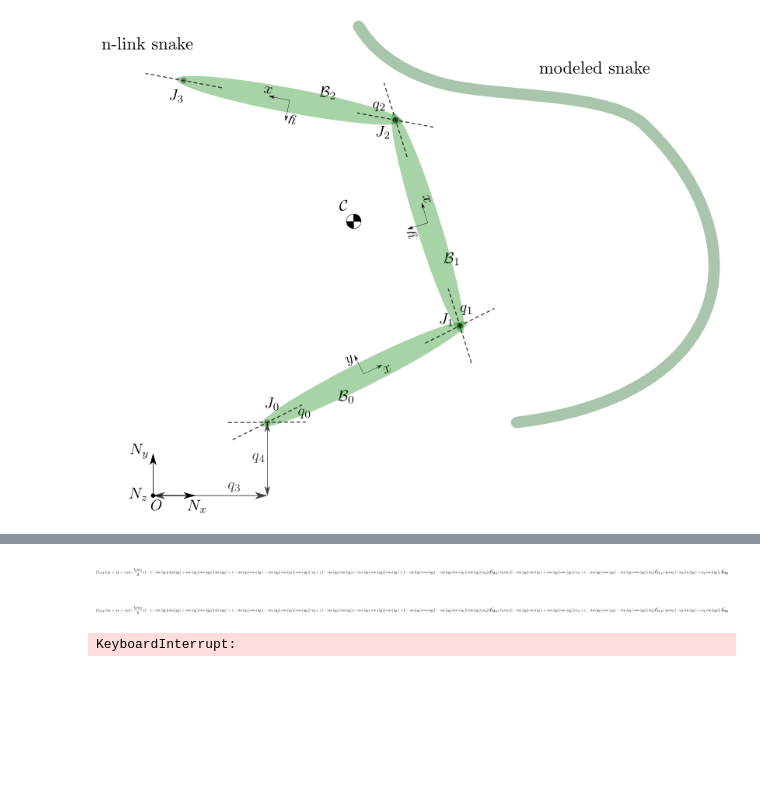
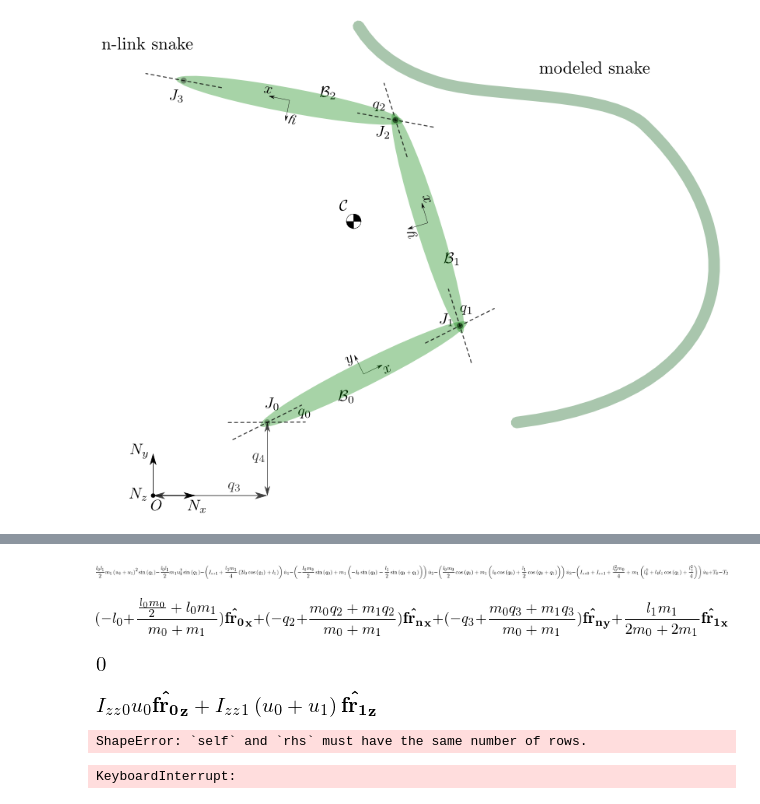
Before and after one commit to isaacyeaton/snaketurn, a Jupyter notebook: 3-link-snake-free-head-torques.ipynb, the cells around one changed output, grey strips where cells are left out. Drawn from its saved outputs; the diff is of its cells as text; code cells hidden in the pictures; blank space fills up the shorter version.

Commit message:
Have an expression for the center of mass and total angular momenum for the 2 link snake.

```diff
--- a/3-link-snake-free-head-torques.ipynb
+++ b/3-link-snake-free-head-torques.ipynb
@@ -42,5 +34,5 @@ me.dynamicsymbols('q:' + str(ncoords))
 # %%
-n = 3
+n = 2
 
 # dynamic variables
 q = me.dynamicsymbols('q:' + str(n + 2))
@@ -114,8 +125,19 @@ fl = forces + torques
+# %%
+kz[0]
+# %% [output]
+[figure, added]
+# %%
+com_vec = 1 / (m[0] + m[1]) * (m[0] * mc[0].pos_from(joints[0]) + m[1] * mc[1].pos_from(joints[0]))
+com = joints[0].locatenew('com', com_vec)
+# %%
+com.pos_from(joints[2])
+# %% [output]
+[figure, added]
+# %%
+com.v2pt_theory(joints[0], frames[0], frames[0])
+# %% [output]
+[figure, added]
 # %%
-bodies[2].angular_momentum(joints[1], frames[0])
+me.angular_momentum(com, frames[0], *bodies)
 # %% [output]
-[figure, old version]
+[figure, new version]
-# %%
-bd2.angular_momentum(jt0, frN)
-# %% [output]
-[figure, removed]
@@ -122,3 +155,10 @@ bd2.angular_momentum(jt0, frN)
+# %%
+now = time.time()
+mass_matrix = kane.mass_matrix_full
+forcing_vector = kane.forcing_full
+print('elapsed time: {0:.3f} sec'.format(time.time() - now))
+# %% [output]
+ShapeError: `self` and `rhs` must have the same number of rows.
 # %%
 # number of links (not currently used)
 n = 3
```
Also changed, not shown: parts of 4 cells of this notebook.
